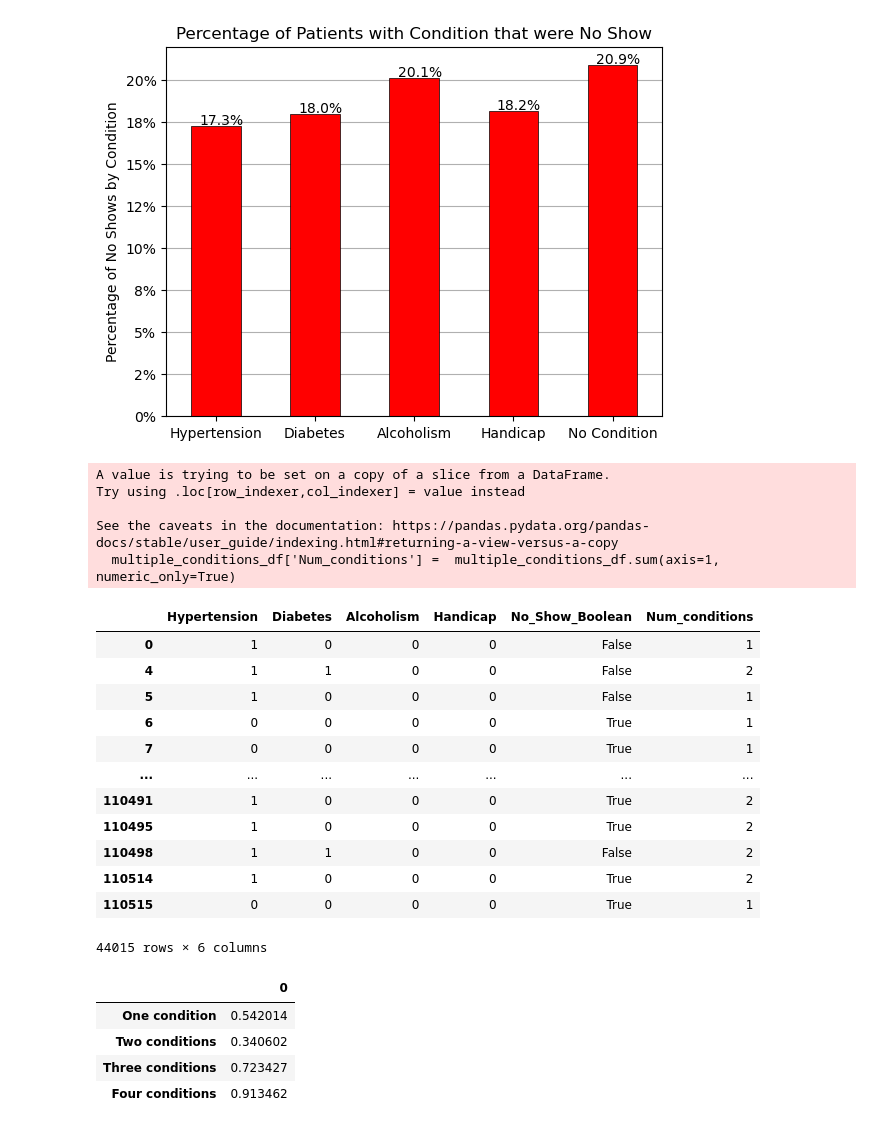
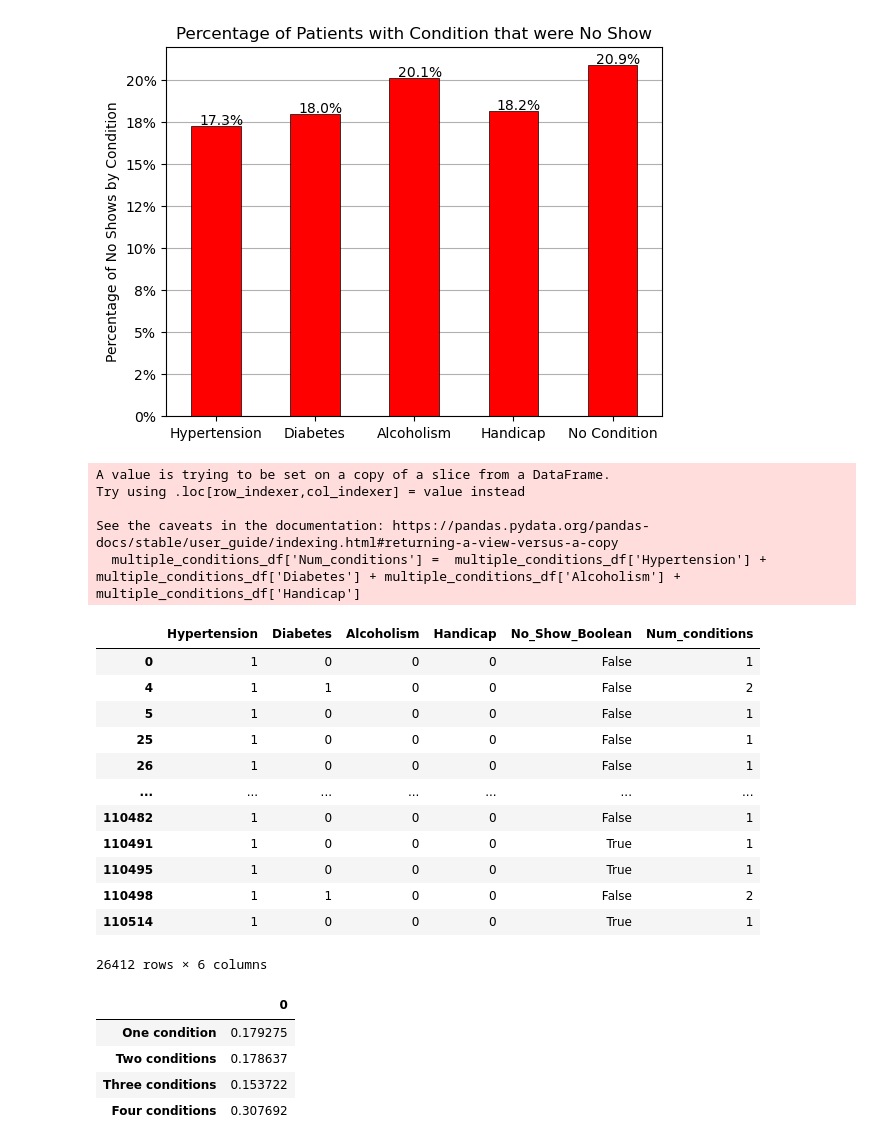
Before and after one commit to Omeagon/Project1, a Jupyter notebook: DataAnalysisCondition_fromSteph.ipynb, the cells around one changed output. Drawn from its saved outputs; the diff is of its cells as text; code cells hidden in the pictures.

```diff
--- a/DataAnalysisCondition_fromSteph.ipynb
+++ b/DataAnalysisCondition_fromSteph.ipynb
@@ -160,29 +160,29 @@ plt.show()
 # %%
 conditions = ['Hypertension','Diabetes','Alcoholism','Handicap']
 conditions.append('No_Show_Boolean')
 multiple_conditions_df = df[conditions]
-multiple_conditions_df['Num_conditions'] =  multiple_conditions_df.sum(axis=1, numeric_only=True)
+multiple_conditions_df['Num_conditions'] =  multiple_conditions_df['Hypertension'] + multiple_conditions_df['Diabetes'] + multiple_conditions_df['Alcoholism'] + multiple_conditions_df['Handicap']
 multiple_conditions_df = multiple_conditions_df.loc[multiple_conditions_df['Num_conditions']>0]
 multiple_conditions_df
 # %% [output]
 A value is trying to be set on a copy of a slice from a DataFrame.
 Try using .loc[row_indexer,col_indexer] = value instead
 
 See the caveats in the documentation: https://pandas.pydata.org/pandas-docs/stable/user_guide/indexing.html#returning-a-view-versus-a-copy
-  multiple_conditions_df['Num_conditions'] =  multiple_conditions_df.sum(axis=1, numeric_only=True)
+  multiple_conditions_df['Num_conditions'] =  multiple_conditions_df['Hypertension'] + multiple_conditions_df['Diabetes'] + multiple_conditions_df['Alcoholism'] + multiple_conditions_df['Handicap']
 |  | Hypertension | Diabetes | Alcoholism | Handicap | No_Show_Boolean | Num_conditions |
 | 0 | 1 | 0 | 0 | 0 | False | 1 |
 | 4 | 1 | 1 | 0 | 0 | False | 2 |
 | 5 | 1 | 0 | 0 | 0 | False | 1 |
-| 6 | 0 | 0 | 0 | 0 | True | 1 |
-| 7 | 0 | 0 | 0 | 0 | True | 1 |
+| 25 | 1 | 0 | 0 | 0 | False | 1 |
+| 26 | 1 | 0 | 0 | 0 | False | 1 |
 | ... | ... | ... | ... | ... | ... | ... |
-| 110491 | 1 | 0 | 0 | 0 | True | 2 |
-| 110495 | 1 | 0 | 0 | 0 | True | 2 |
+| 110482 | 1 | 0 | 0 | 0 | False | 1 |
+| 110491 | 1 | 0 | 0 | 0 | True | 1 |
+| 110495 | 1 | 0 | 0 | 0 | True | 1 |
 | 110498 | 1 | 1 | 0 | 0 | False | 2 |
-| 110514 | 1 | 0 | 0 | 0 | True | 2 |
-| 110515 | 0 | 0 | 0 | 0 | True | 1 |
+| 110514 | 1 | 0 | 0 | 0 | True | 1 |
-44015 rows × 6 columns
+26412 rows × 6 columns
 # %%
 prop_no_show_one_cond = multiple_conditions_df[multiple_conditions_df['Num_conditions']==1]['No_Show_Boolean'].mean()
 prop_no_show_two_cond = multiple_conditions_df[multiple_conditions_df['Num_conditions']==2]['No_Show_Boolean'].mean()
@@ -201,7 +201,7 @@ prop_no_show_num_conditions = prop_no_show_num_conditions.transpose()
 prop_no_show_num_conditions
 # %% [output]
 |  | 0 |
-| One condition | 0.542014 |
-| Two conditions | 0.340602 |
-| Three conditions | 0.723427 |
-| Four conditions | 0.913462 |
+| One condition | 0.179275 |
+| Two conditions | 0.178637 |
+| Three conditions | 0.153722 |
+| Four conditions | 0.307692 |
```
